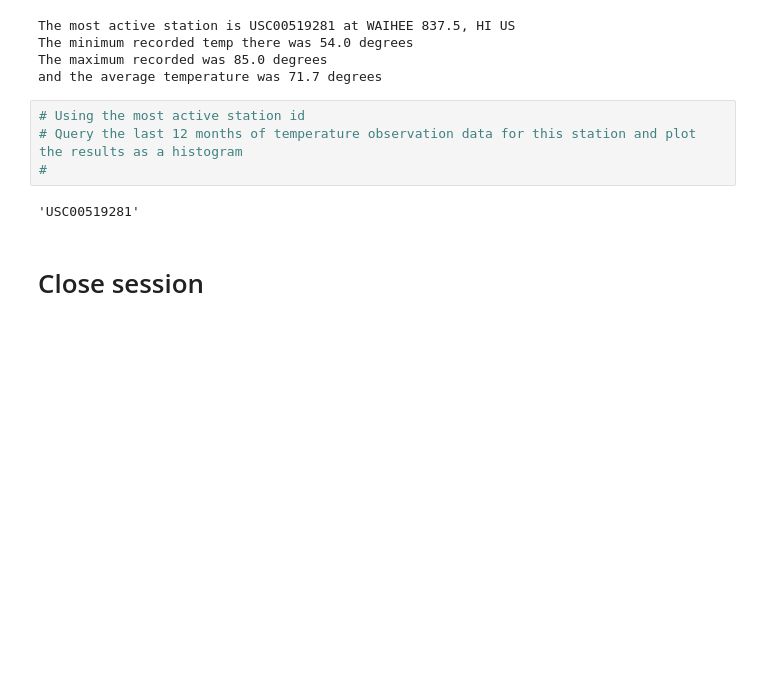
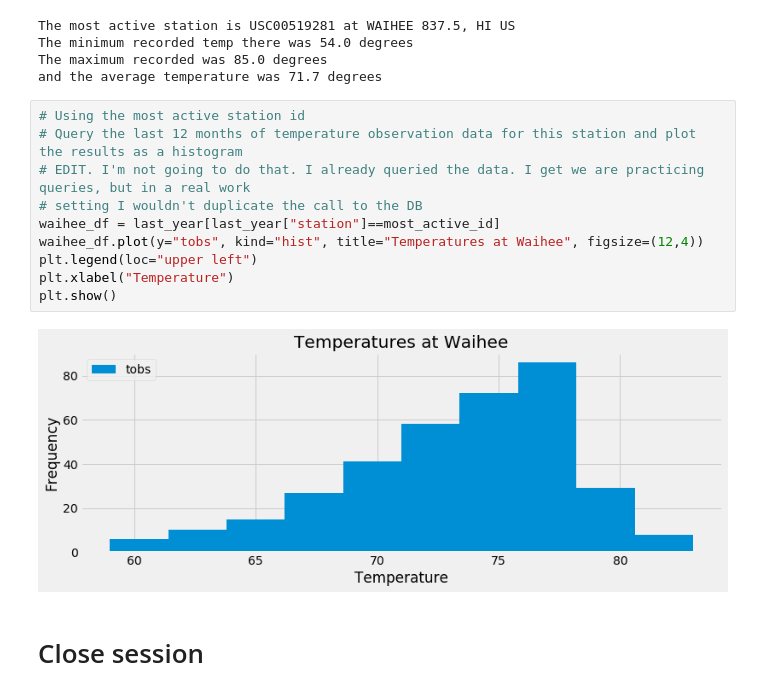
Before and after one commit to andrew-ana/sqlalchemy-challenge, a Jupyter notebook: climate_starter.ipynb, the cells around one changed output. Drawn from its saved outputs; the diff is of its cells as text; blank space fills up the shorter version.

```diff
--- a/climate_starter.ipynb
+++ b/climate_starter.ipynb
@@ -172,9 +172,15 @@ and the average temperature was 71.7 degrees
 # %%
 # Using the most active station id
 # Query the last 12 months of temperature observation data for this station and plot the results as a histogram
-#
+# EDIT. I'm not going to do that. I already queried the data. I get we are practicing queries, but in a real work
+# setting I wouldn't duplicate the call to the DB
+waihee_df = last_year[last_year["station"]==most_active_id]
+waihee_df.plot(y="tobs", kind="hist", title="Temperatures at Waihee", figsize=(12,4))
+plt.legend(loc="upper left")
+plt.xlabel("Temperature")
+plt.show()
 # %% [output]
-'USC00519281'
+[figure, added]
 # %% [markdown]
 # Close session
 # %%
```
